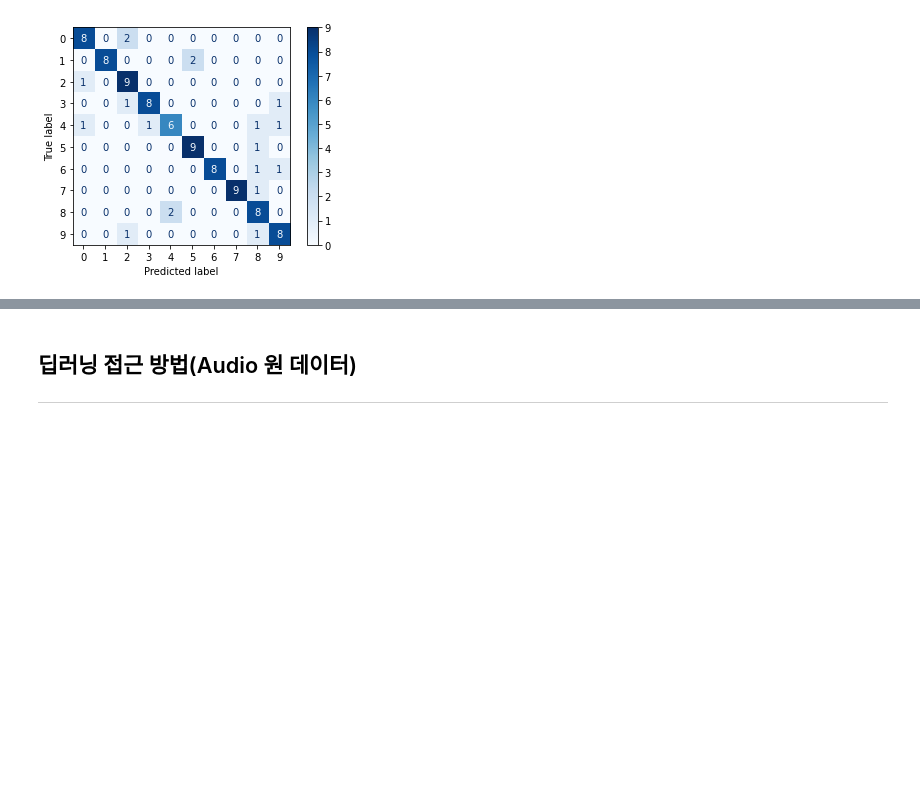
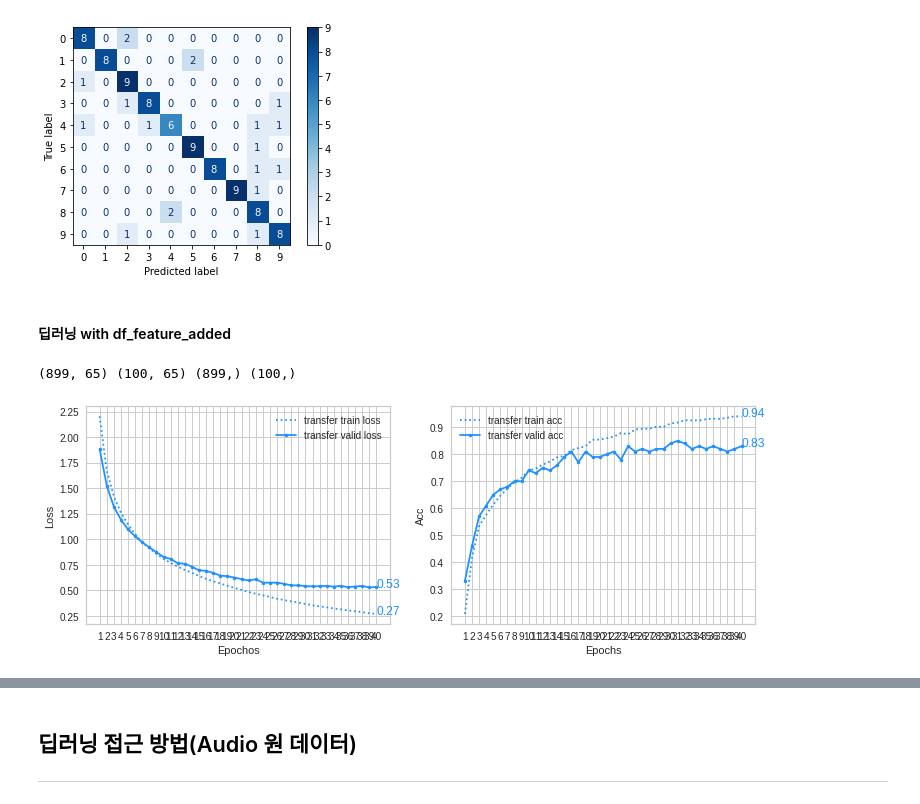
Before and after one commit to PomesHouse/SkillTreePython-DeepLearning, a Jupyter notebook: 04.Paper-with-code/ch04_05_WaveNet.ipynb, the cells around one changed output, grey strips where cells are left out. Cells and saved outputs as stored; diff of their text form; code cells hidden in the pictures; blank space fills up the shorter version.

```diff
--- a/04.Paper-with-code/ch04_05_WaveNet.ipynb
+++ b/04.Paper-with-code/ch04_05_WaveNet.ipynb
@@ -189,0 +245,3 @@ x_train.shape, x_test.shape
+# %%
+df = pd.read_csv('/content/df_feature_added.csv')
+df.shape
@@ -189,0 +250,3 @@ x_train.shape, x_test.shape
+# %%
+df_cleaned = df.loc[df['filename'] != 'jazz.00054.wav', : ]
+df_cleaned.shape
@@ -189,0 +255,6 @@ x_train.shape, x_test.shape
+# %%
+# label encoding ( blues, classical, ... ) - > (0, 1, ...)
+from sklearn import preprocessing
+le = preprocessing.LabelEncoder()
+df_cleaned.loc[:,'le_label'] = le.fit_transform(df_cleaned.loc[:,'label'])
+print(le.classes_)
@@ -189,0 +264,5 @@ x_train.shape, x_test.shape
+# %%
+print(df_cleaned.shape)
+x = df_cleaned.drop(columns=['filename', 'length', 'label', 'le_label'])
+y = df_cleaned['le_label']
+print(x.shape, y.shape)
@@ -298,3 +527,9 @@ ConfusionMatrixDisplay(cm).plot(cmap='Blues')
 Test Acc: 0.81
 <sklearn.metrics._plot.confusion_matrix.ConfusionMatrixDisplay at 0x...>
 [figure]
+# %% [markdown]
+#### 딥러닝 with df_feature_added
+# %%
+print(x_train.shape, x_test.shape, y_train.shape, y_test.shape)
+# %% [output]
+(899, 65) (100, 65) (899,) (100,)
@@ -300,0 +541,29 @@ Test Acc: 0.81
+# %%
+# Dense layer
+
+SHAPE = (65, )
+
+def build_model():
+    x = layers.Input(shape = SHAPE)
+    y = layers.Dense(26, activation = 'relu')(x)
+    y = layers.Dense(10, activation = 'softmax')(y)
+    model = models.Model(x, y)
+    return model
+
+model = build_model()
+
+model.compile(loss = 'sparse_categorical_crossentropy',
+              optimizer = 'adam',
+              metrics = ['acc'])
+
+es_callback = tf.keras.callbacks.EarlyStopping(monitor = 'acc', patience = 5)
+
+history = model.fit(x_train, y_train,
+          epochs = 40,
+          batch_size = 10,
+          validation_data = (x_test, y_test),
+          verbose = 0,
+          callbacks = [es_callback])
+plot_lcurve([history], ['transfer'], ['dodgerblue'],)
+# %% [output]
+[figure, added]
```
Also changed, not shown: parts of 37 cells of this notebook.
